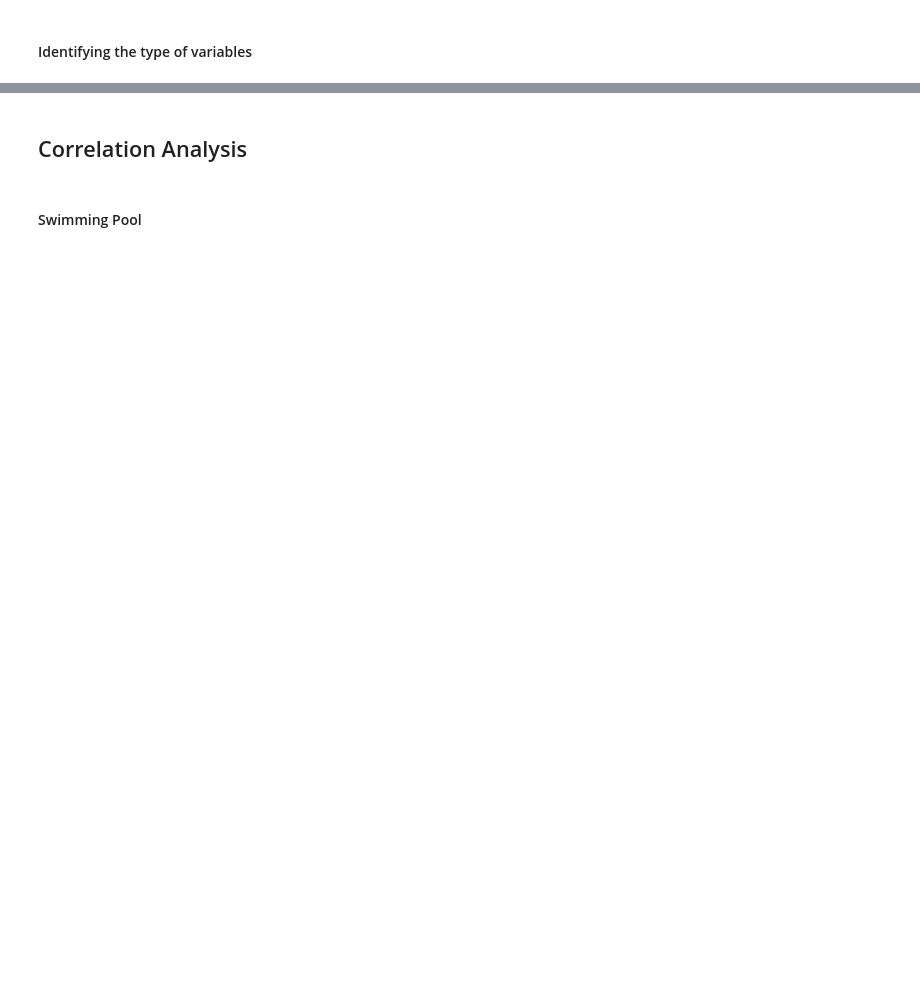
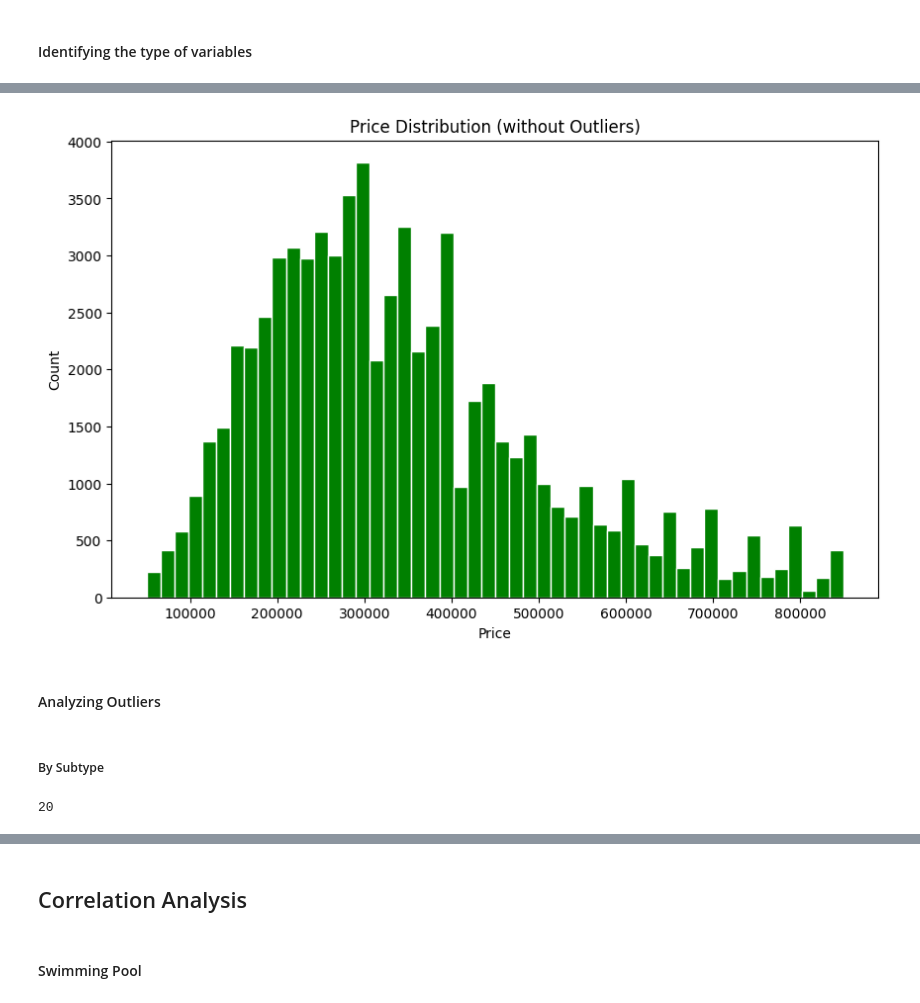
Before and after one commit to hermstefanny/immo-eliza-analysis, a Jupyter notebook: eda_draft.ipynb, the cells around one changed output, grey strips where cells are left out. Cells and saved outputs as stored; diff of their text form; code cells hidden in the pictures; blank space fills up the shorter version.

```diff
--- a/eda_draft.ipynb
+++ b/eda_draft.ipynb
@@ -154,0 +143,8 @@ Length: 70, dtype: object
+# %%
+def remove_outliers_iqr(df, col):
+    Q1 = df[col].quantile(0.25)
+    Q3 = df[col].quantile(0.75)
+    IQR = Q3 - Q1
+    lower = Q1 - 1.5 * IQR
+    upper = Q3 + 1.5 * IQR
+    return df[(df[col] >= lower) & (df[col] <= upper)]
@@ -154,0 +204,20 @@ Length: 70, dtype: object
+# %%
+df_wo_price_outliers = remove_outliers_iqr(df_encoded, 'price')
+# %%
+plt.figure(figsize=(10, 6))
+plt.hist(df_wo_price_outliers['price'], bins=50, color='green', edgecolor='white')
+plt.title('Price Distribution (without Outliers)')
+plt.xlabel('Price')
+plt.ylabel('Count')
+plt.show()
+# %% [output]
+[figure, added]
+# %% [markdown]
+#### Analyzing Outliers
+# %% [markdown]
+##### By Subtype
+# %%
+num_bins = len(upper_outliers['subtype'].unique())
+num_bins
+# %% [output]
+20
```
Also changed, not shown: parts of 37 cells of this notebook, 1 other file.
